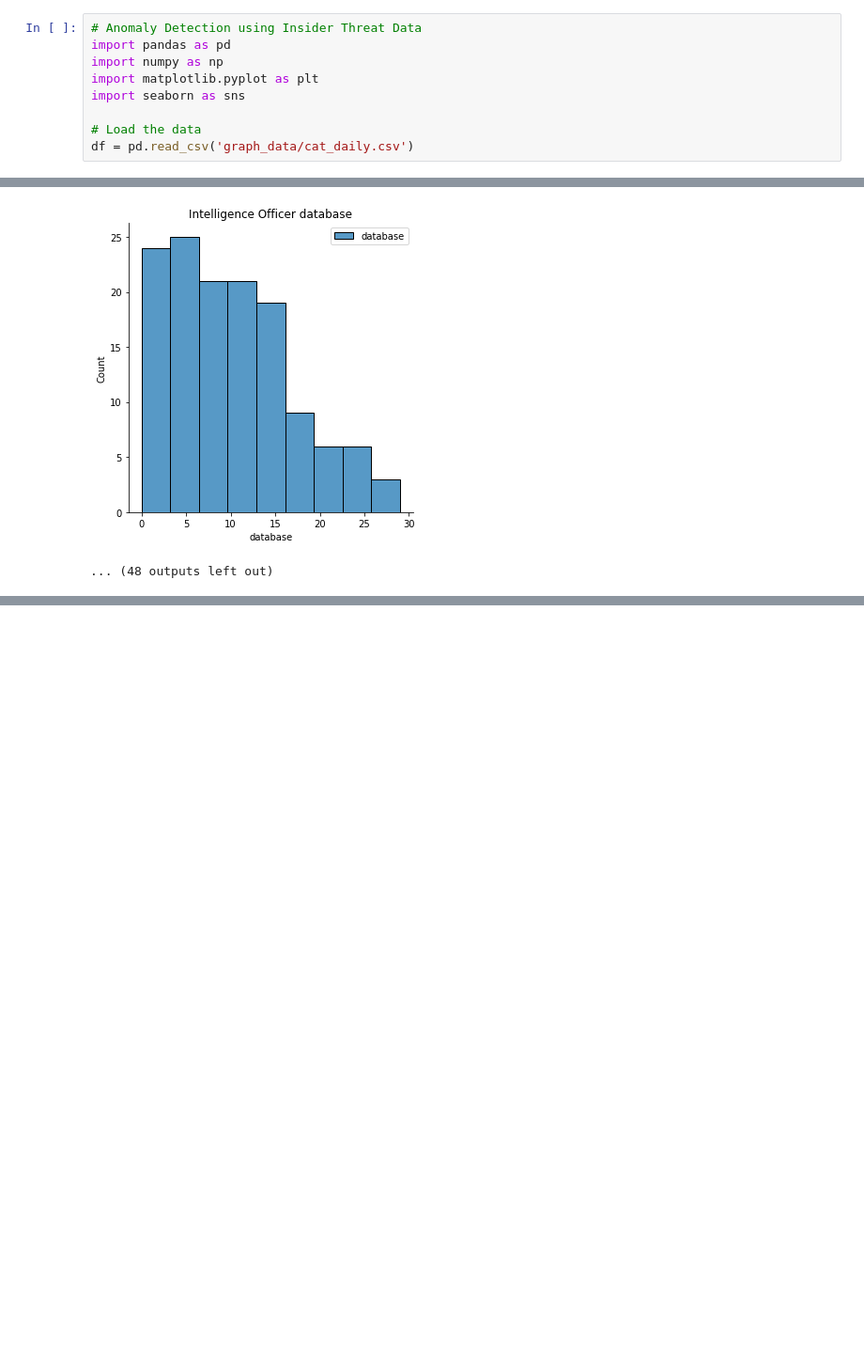
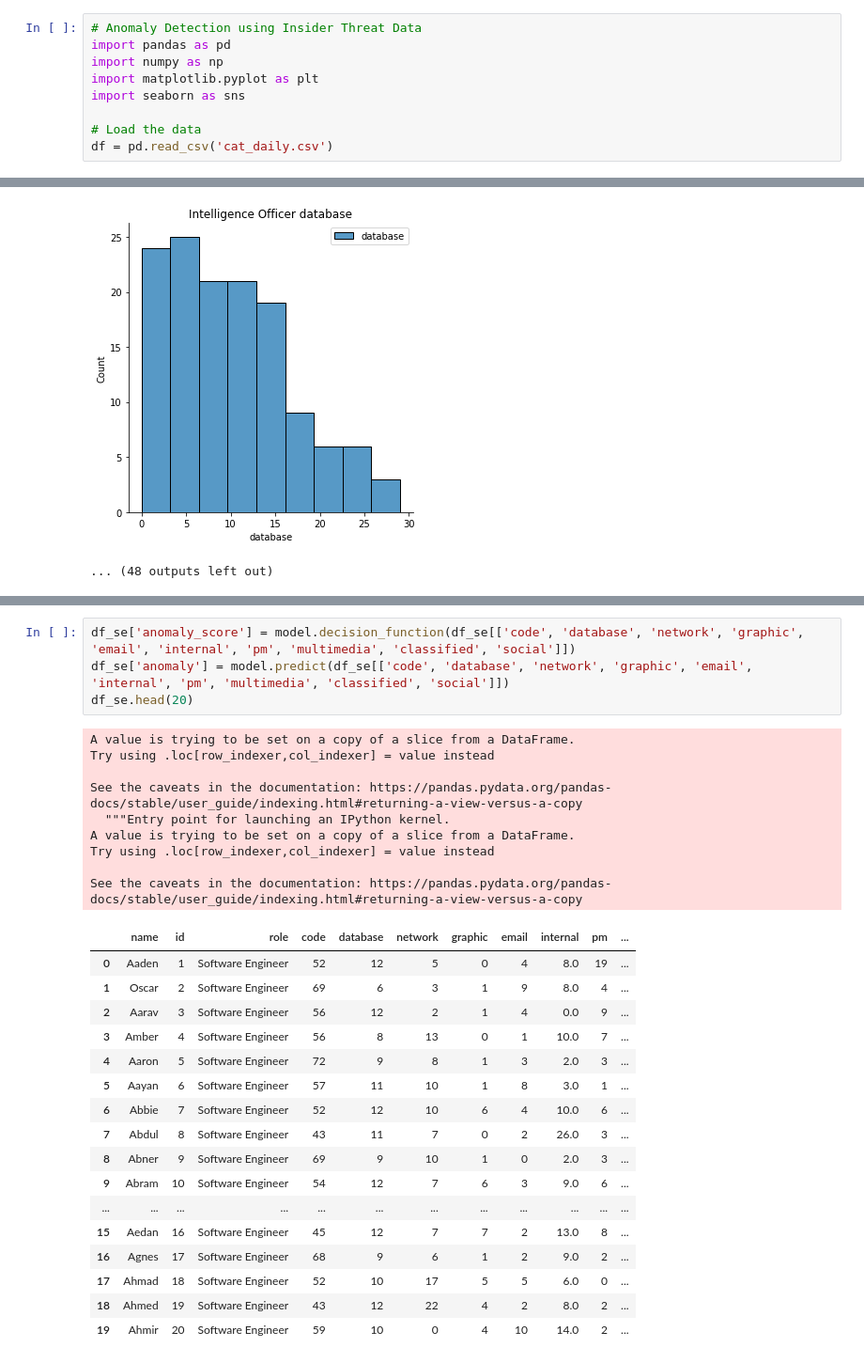
Before and after one commit to Nate8888/TigerGraphHack, a Jupyter notebook: Insider_Threat_Anomaly_Detection.ipynb, the cells around one changed output, grey strips where cells are left out. Shown at 94% size. Cells and saved outputs as stored; diff of their text form; blank space fills up the shorter version.

```diff
--- a/Insider_Threat_Anomaly_Detection.ipynb
+++ b/Insider_Threat_Anomaly_Detection.ipynb
@@ -6,7 +6,7 @@ import matplotlib.pyplot as plt
 import seaborn as sns
 
 # Load the data
-df = pd.read_csv('graph_data/cat_daily.csv')
+df = pd.read_csv('cat_daily.csv')
 # %%
 df.head()
 # %% [output]
@@ -51,0 +89,31 @@ for role in df.role.unique():
+# %%
+df_se['anomaly_score'] = model.decision_function(df_se[['code', 'database', 'network', 'graphic', 'email', 'internal', 'pm', 'multimedia', 'classified', 'social']])
+df_se['anomaly'] = model.predict(df_se[['code', 'database', 'network', 'graphic', 'email', 'internal', 'pm', 'multimedia', 'classified', 'social']])
+df_se.head(20)
+# %% [output]
+A value is trying to be set on a copy of a slice from a DataFrame.
+Try using .loc[row_indexer,col_indexer] = value instead
+
+See the caveats in the documentation: https://pandas.pydata.org/pandas-docs/stable/user_guide/indexing.html#returning-a-view-versus-a-copy
+  """Entry point for launching an IPython kernel.
+A value is trying to be set on a copy of a slice from a DataFrame.
+Try using .loc[row_indexer,col_indexer] = value instead
+
+See the caveats in the documentation: https://pandas.pydata.org/pandas-docs/stable/user_guide/indexing.html#returning-a-view-versus-a-copy
+|  | name | id | role | code | database | network | graphic | email | internal | pm | ... |
+| 0 | Aaden | 1 | Software Engineer | 52 | 12 | 5 | 0 | 4 | 8.0 | 19 | ... |
+| 1 | Oscar | 2 | Software Engineer | 69 | 6 | 3 | 1 | 9 | 8.0 | 4 | ... |
+| 2 | Aarav | 3 | Software Engineer | 56 | 12 | 2 | 1 | 4 | 0.0 | 9 | ... |
+| 3 | Amber | 4 | Software Engineer | 56 | 8 | 13 | 0 | 1 | 10.0 | 7 | ... |
+| 4 | Aaron | 5 | Software Engineer | 72 | 9 | 8 | 1 | 3 | 2.0 | 3 | ... |
+| 5 | Aayan | 6 | Software Engineer | 57 | 11 | 10 | 1 | 8 | 3.0 | 1 | ... |
+| 6 | Abbie | 7 | Software Engineer | 52 | 12 | 10 | 6 | 4 | 10.0 | 6 | ... |
+| 7 | Abdul | 8 | Software Engineer | 43 | 11 | 7 | 0 | 2 | 26.0 | 3 | ... |
+| 8 | Abner | 9 | Software Engineer | 69 | 9 | 10 | 1 | 0 | 2.0 | 3 | ... |
+| 9 | Abram | 10 | Software Engineer | 54 | 12 | 7 | 6 | 3 | 9.0 | 6 | ... |
+| ... | ... | ... | ... | ... | ... | ... | ... | ... | ... | ... | ... |
+| 15 | Aedan | 16 | Software Engineer | 45 | 12 | 7 | 7 | 2 | 13.0 | 8 | ... |
+| 16 | Agnes | 17 | Software Engineer | 68 | 9 | 6 | 1 | 2 | 9.0 | 2 | ... |
+| 17 | Ahmad | 18 | Software Engineer | 52 | 10 | 17 | 5 | 5 | 6.0 | 0 | ... |
+| 18 | Ahmed | 19 | Software Engineer | 43 | 12 | 22 | 4 | 2 | 8.0 | 2 | ... |
+| 19 | Ahmir | 20 | Software Engineer | 59 | 10 | 0 | 4 | 10 | 14.0 | 2 | ... |
```
Also changed, not shown: parts of 6 cells of this notebook.
